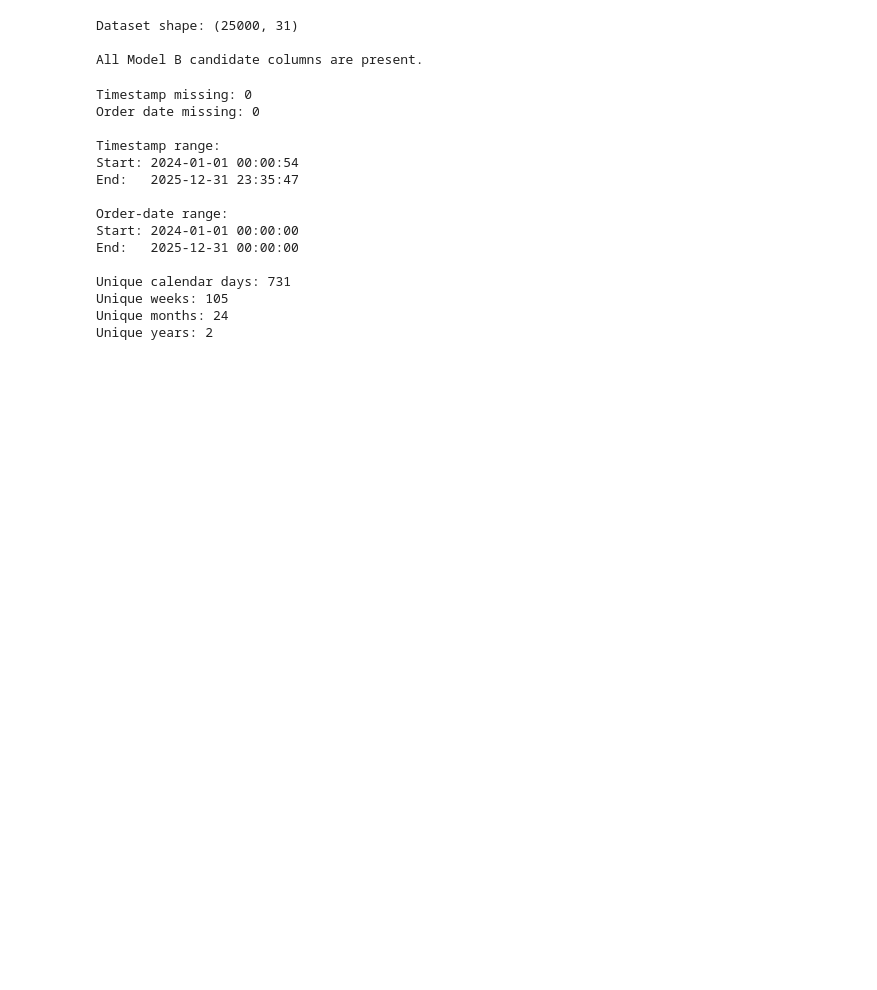
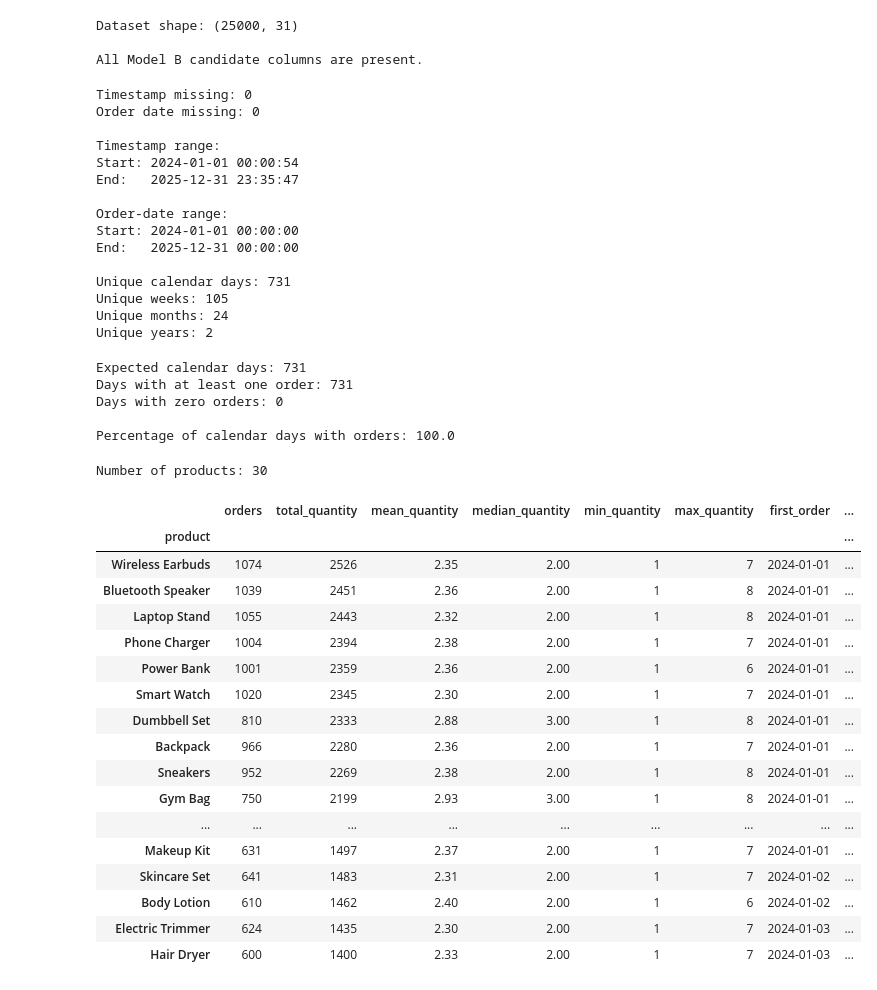
Before and after one commit to Thomasayanfeoluwa/E-Commerce-Risk-And-Demand-Intelligent-System, a Jupyter notebook: notebook/01_data_understanding.ipynb, the cells around one changed output. Cells and saved outputs as stored; diff of their text form; code cells hidden in the pictures; blank space fills up the shorter version.

```diff
--- a/notebook/01_data_understanding.ipynb
+++ b/notebook/01_data_understanding.ipynb
@@ -402,3 +402,80 @@ Unique calendar days: 731
 Unique weeks: 105
 Unique months: 24
 Unique years: 2
+# %%
+# 2. TEMPORAL COVERAGE / GAPS
+
+daily_counts = (
+    model_b
+    .groupby(model_b["order_date"].dt.normalize())
+    .size()
+    .rename("orders")
+)
+
+full_daily_index = pd.date_range(
+    start=model_b["order_date"].min(),
+    end=model_b["order_date"].max(),
+    freq="D"
+)
+
+daily_coverage = daily_counts.reindex(
+    full_daily_index,
+    fill_value=0
+)
+
+zero_order_days = (daily_coverage == 0).sum()
+
+print("Expected calendar days:", len(full_daily_index))
+print("Days with at least one order:", (daily_coverage > 0).sum())
+print("Days with zero orders:", zero_order_days)
+
+print("\nPercentage of calendar days with orders:",
+      (daily_coverage > 0).mean() * 100)
+# %% [output]
+Expected calendar days: 731
+Days with at least one order: 731
+Days with zero orders: 0
+
+Percentage of calendar days with orders: 100.0
+# %%
+# 3. PRODUCT-LEVEL DEMAND
+
+product_summary = (
+    model_b
+    .groupby("product")
+    .agg(
+        orders=("order_timestamp", "size"),
+        total_quantity=("quantity", "sum"),
+        mean_quantity=("quantity", "mean"),
+        median_quantity=("quantity", "median"),
+        min_quantity=("quantity", "min"),
+        max_quantity=("quantity", "max"),
+        first_order=("order_date", "min"),
+        last_order=("order_date", "max")
+    )
+    .sort_values("total_quantity", ascending=False)
+)
+
+print("Number of products:", len(product_summary))
+
+display(product_summary)
+# %% [output]
+Number of products: 30
+|  | orders | total_quantity | mean_quantity | median_quantity | min_quantity | max_quantity | first_order | ... |
+| product |  |  |  |  |  |  |  | ... |
+| Wireless Earbuds | 1074 | 2526 | 2.35 | 2.00 | 1 | 7 | 2024-01-01 | ... |
+| Bluetooth Speaker | 1039 | 2451 | 2.36 | 2.00 | 1 | 8 | 2024-01-01 | ... |
+| Laptop Stand | 1055 | 2443 | 2.32 | 2.00 | 1 | 8 | 2024-01-01 | ... |
+| Phone Charger | 1004 | 2394 | 2.38 | 2.00 | 1 | 7 | 2024-01-01 | ... |
+| Power Bank | 1001 | 2359 | 2.36 | 2.00 | 1 | 6 | 2024-01-01 | ... |
+| Smart Watch | 1020 | 2345 | 2.30 | 2.00 | 1 | 7 | 2024-01-01 | ... |
+| Dumbbell Set | 810 | 2333 | 2.88 | 3.00 | 1 | 8 | 2024-01-01 | ... |
+| Backpack | 966 | 2280 | 2.36 | 2.00 | 1 | 7 | 2024-01-01 | ... |
+| Sneakers | 952 | 2269 | 2.38 | 2.00 | 1 | 8 | 2024-01-01 | ... |
+| Gym Bag | 750 | 2199 | 2.93 | 3.00 | 1 | 8 | 2024-01-01 | ... |
+| ... | ... | ... | ... | ... | ... | ... | ... | ... |
+| Makeup Kit | 631 | 1497 | 2.37 | 2.00 | 1 | 7 | 2024-01-01 | ... |
+| Skincare Set | 641 | 1483 | 2.31 | 2.00 | 1 | 7 | 2024-01-02 | ... |
+| Body Lotion | 610 | 1462 | 2.40 | 2.00 | 1 | 6 | 2024-01-02 | ... |
+| Electric Trimmer | 624 | 1435 | 2.30 | 2.00 | 1 | 7 | 2024-01-03 | ... |
+| Hair Dryer | 600 | 1400 | 2.33 | 2.00 | 1 | 7 | 2024-01-03 | ... |
```
